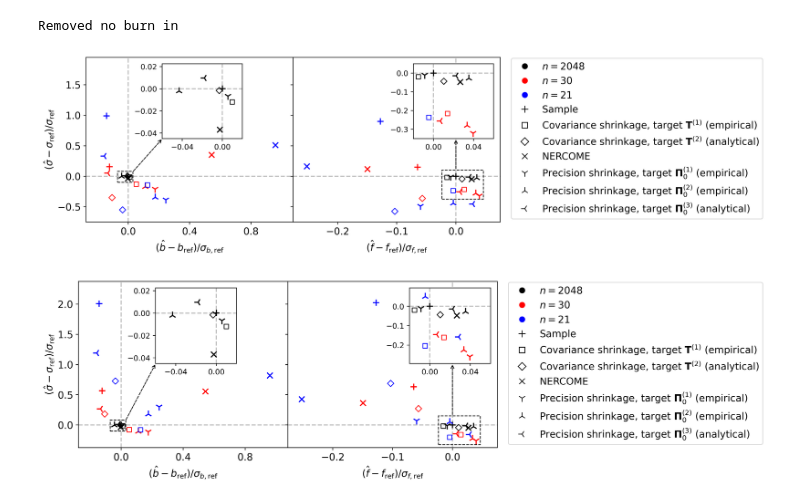
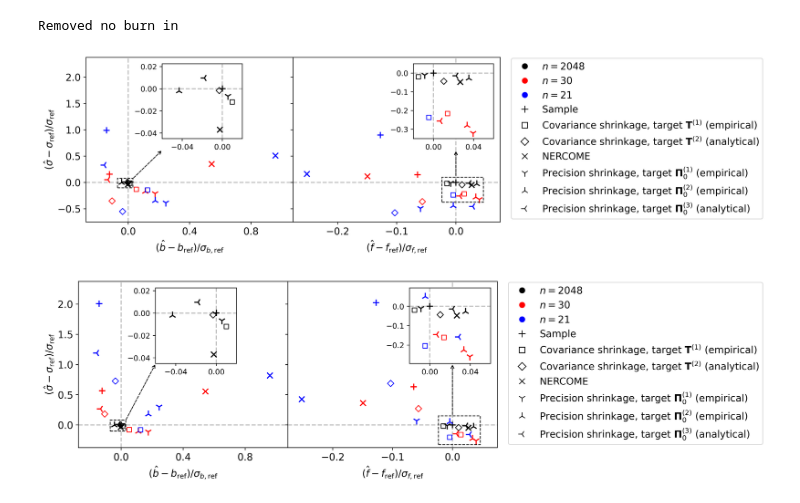
Before and after one commit to marnixlooijmans/shrinkage-estimation-paper, a Jupyter notebook: notebooks/posterior_constraint_deviations.ipynb, the cells around one changed output. Cells and saved outputs as stored; diff of their text form; code cells hidden in the pictures.

```diff
--- a/notebooks/posterior_constraint_deviations.ipynb
+++ b/notebooks/posterior_constraint_deviations.ipynb
@@ -10,6 +10,8 @@ from matplotlib.patches import Rectangle
 # %%
 SAMPLE_DIR = "../output/BOSS_DR12_NGC_z1/samples"
 
+NDDIM = 18
+NPARA = 2
 NREF = 2048
 NSAMP = [NREF, 30, 21]
 CASES = [
@@ -58,6 +60,13 @@ sigma_b_ref, sigma_f_ref = samples_ref.sddev
 # )
 # %% [output]
 Removed no burn in
+# %%
+inflation = {}
+for idx_nsamp, nsamp in enumerate(NSAMP):
+    A_ = 2 / ((nsamp - NDDIM - 1) * (nsamp - NDDIM - 4))
+    B_ = (nsamp - NDDIM - 2) / ((nsamp - NDDIM - 1) * (nsamp - NDDIM - 4))
+    m_ = (1 + B_ * (NDDIM - NPARA)) / (1 + A_ + B_ * (NPARA + 1))
+    inflation[nsamp] = np.sqrt(m_)
 # %%
 pars_means_alt = {}
 pars_stds_alt = {}
@@ -111,25 +120,29 @@ for idx_nsamp, nsamp in enumerate(NSAMP):
         y_b = pars_stds_alt[(idx_nsamp, idx_case)][0] / sigma_b_ref - 1
         x_f = (pars_means_alt[(idx_nsamp, idx_case)][1] - f_ref) / sigma_f_ref
         y_f = pars_stds_alt[(idx_nsamp, idx_case)][1] / sigma_f_ref - 1
+        if idx_case == 0:
+            msqrt = inflation[nsamp] / inflation[NREF]
+        else:
+            msqrt = 1.
 
         axs[0].scatter(
-            x_b, y_b,
+            x_b, msqrt * y_b,
             marker=MARKERS[idx_case], s=SIZES[idx_case]**2,
             ec=COLORS[idx_nsamp], fc='none'
         )
         axs[1].scatter(
-            x_f, y_f,
+            x_f, msqrt * y_f,
             marker=MARKERS[idx_case], s=SIZES[idx_case]**2,
             ec=COLORS[idx_nsamp], fc='none'
         )
 
         ax_in_b.scatter(
-            x_b, y_b,
+            x_b, msqrt * y_b,
             marker=MARKERS[idx_case], s=SIZES[idx_case]**2,
             ec=COLORS[idx_nsamp], fc='none'
         )
         ax_in_f.scatter(
-            x_f, y_f,
+            x_f, msqrt * y_f,
             marker=MARKERS[idx_case], s=SIZES[idx_case]**2,
             ec=COLORS[idx_nsamp], fc='none'
         )
@@ -183,7 +196,7 @@ axs[1].annotate(
 )
 
 axs[0].set_xlim(-0.275, 1.075)
-axs[0].set_ylim(-0.75, 1.95)
+axs[0].set_ylim(-0.75, 2.375)
 axs[0].set_xticks([0., 0.4, 0.8])
 axs[0].set_xlabel(r"$(\hat{b} - b_\mathrm{ref}) / \sigma_{b,\mathrm{ref}}$", fontsize=13)
 axs[0].set_ylabel(r"$(\hat{\sigma} - \sigma_\mathrm{ref}) / \sigma_\mathrm{ref}$", fontsize=13)
@@ -206,34 +219,34 @@ lgd_items = [
     Line2D(
         [0], [0], marker='o', color='w',
         markersize=9,
         markerfacecolor=color,
         label=fr'$n={nsamp}$'
     )
     for nsamp, color in zip(NSAMP, COLORS)
 ]
 for idx_case, case in enumerate(CASES):
     lgd_items.append(
         Line2D(
             [0], [0],
             marker=MARKERS[idx_case],
             color='w',
             label=case[2],
             markerfacecolor='none', markeredgecolor='k',
             markersize=MARKERSIZES[idx_case]
         )
     )
 
 fig.legend(
     handles=lgd_items,
     loc="center right", bbox_to_anchor=(1.4, 0.5),
     ncols=1, fontsize=13
 )
 
 fig.subplots_adjust(wspace=0)
 
 fig.savefig("../output/BOSS_DR12_NGC_z1/plots/estimated_params_alt.pdf", format='pdf', bbox_inches='tight', pad_inches=0.1)
 # %% [output]
-[figure, old version]
+[figure, new version]
 # %%
 pars_means = {}
 pars_stds = {}
```
Also changed, not shown: parts of 2 cells of this notebook, 3 other files.
